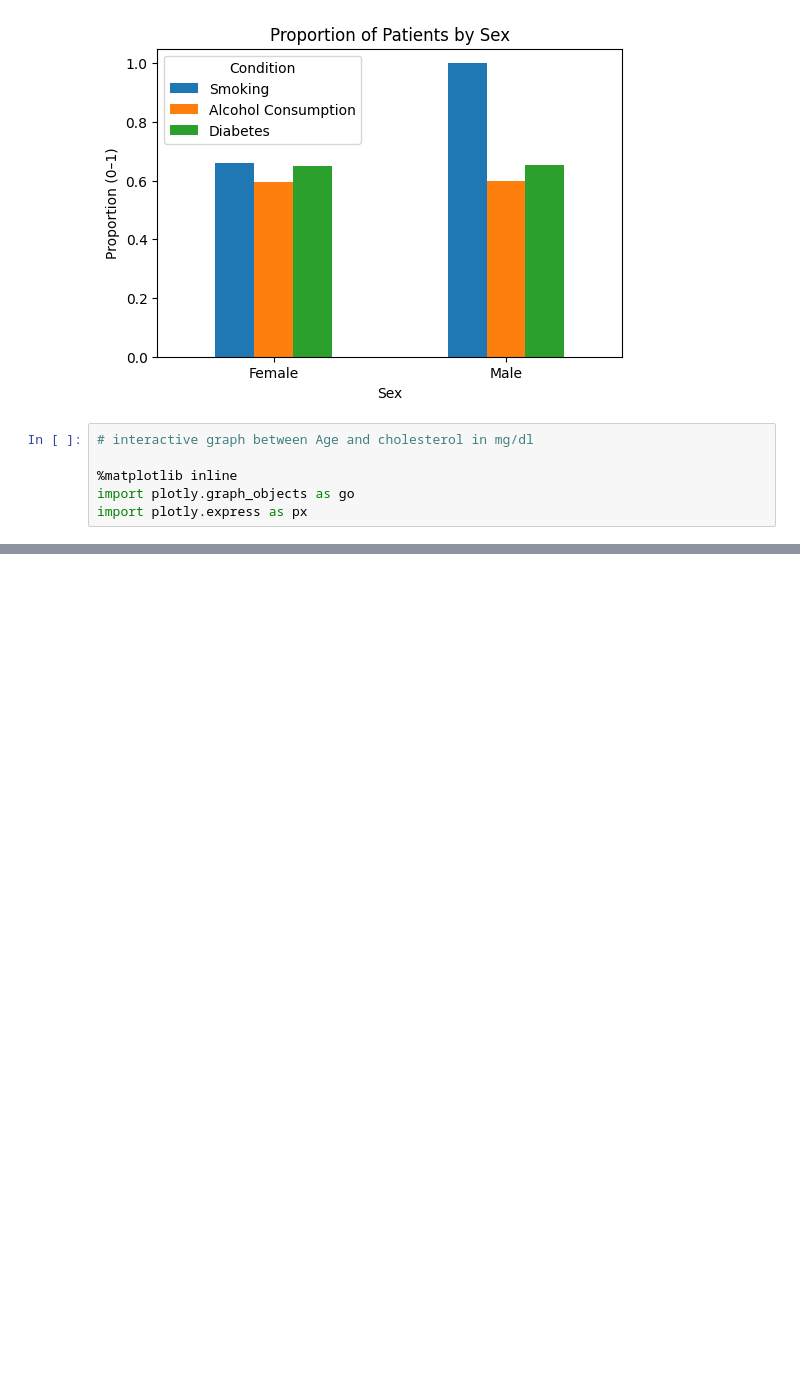
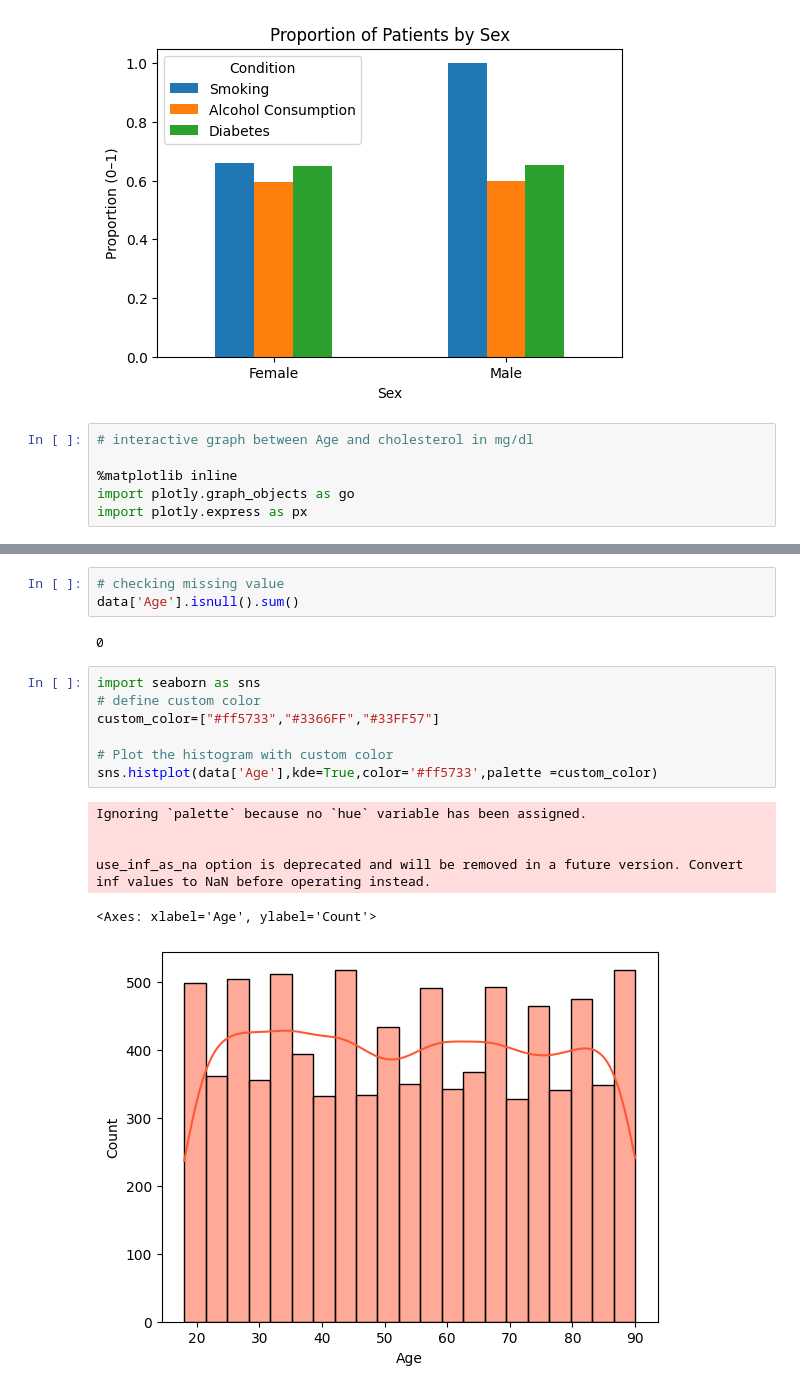
Before and after one commit to Sushilcloud/Kaggle_DataScience_Projects, a Jupyter notebook: heart-attack-risk-prediction-dataset.ipynb, the cells around one changed output, grey strips where cells are left out. Saved outputs shown, nothing was run; the diff lists cells and outputs as text; blank space fills up the shorter version.

Commit message:
Kaggle Notebook | Heart Attack Risk Prediction Dataset | Version 8

```diff
--- a/heart-attack-risk-prediction-dataset.ipynb
+++ b/heart-attack-risk-prediction-dataset.ipynb
@@ -235,0 +273,19 @@ fig.show()
+# %%
+# checking missing value
+data['Age'].isnull().sum()
+# %% [output]
+0
+# %%
+import seaborn as sns
+# define custom color
+custom_color=["#ff5733","#3366FF","#33FF57"]
+
+# Plot the histogram with custom color
+sns.histplot(data['Age'],kde=True,color='#ff5733',palette =custom_color)
+# %% [output]
+Ignoring `palette` because no `hue` variable has been assigned.
+
+
+use_inf_as_na option is deprecated and will be removed in a future version. Convert inf values to NaN before operating instead.
+<Axes: xlabel='Age', ylabel='Count'>
+[figure, added]
```
Also changed, not shown: parts of 6 cells of this notebook.
